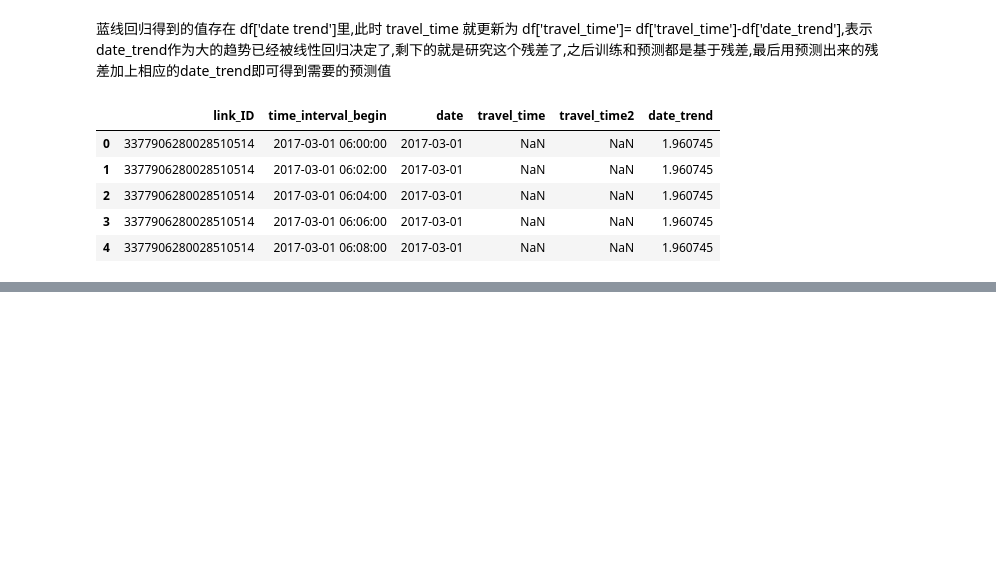
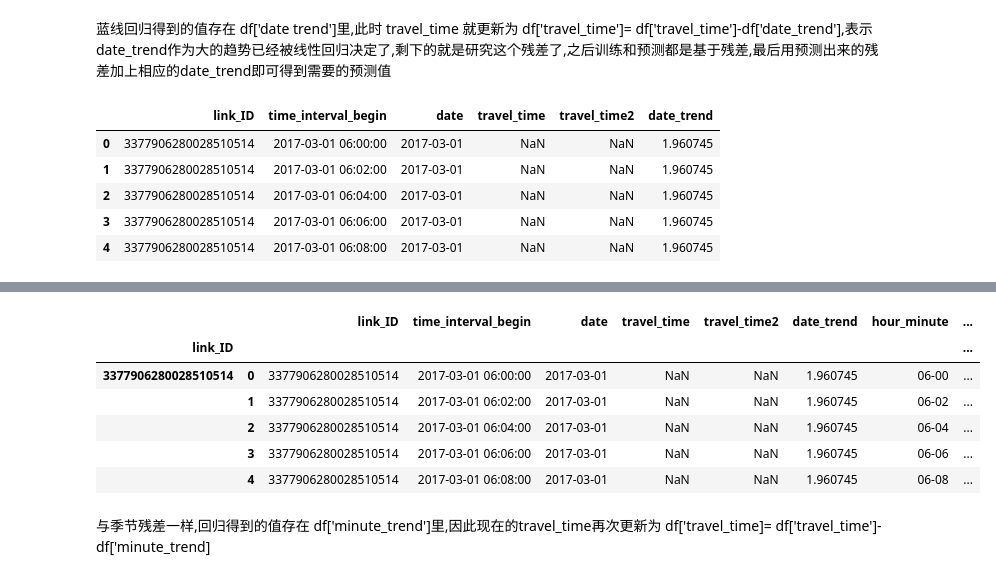
Before and after one commit to ben1234560/AiLearning-Theory-Applying, a Jupyter notebook: 机器学习竞赛实战_优胜解决方案/智慧城市-道路通行时间预测/道路通行时间预测.ipynb, the cells around one changed output, grey strips where cells are left out. Cells and saved outputs as stored; diff of their text form; code cells hidden in the pictures; blank space fills up the shorter version.

```diff
--- a/机器学习竞赛实战_优胜解决方案/智慧城市-道路通行时间预测/道路通行时间预测.ipynb
+++ b/机器学习竞赛实战_优胜解决方案/智慧城市-道路通行时间预测/道路通行时间预测.ipynb
@@ -265,0 +269,11 @@ df.head()
+# %%
+def minute_trend(group):
+    tmp = group.groupby('hour_minute').mean().reset_index()
+    #s的值越小，对数据的拟合越好，但是存在过拟合风险
+    spl = UnivariateSpline(tmp.index, tmp['travel_time'].values, s=0.5)
+    tmp['minute_trend'] = spl(tmp.index)
+    group = pd.merge(group, tmp[['minute_trend', 'hour_minute']], on='hour_minute', how='left')
+    return group
+# %%
+df['hour_minute'] = df.time_interval_begin.map(lambda x: x.strftime('%H-%M'))
+df.head()
@@ -265,0 +287,13 @@ df.head()
+# %%
+df=df.groupby('link_ID').apply(minute_trend)
+df.head()
+# %% [output]
+|  |  | link_ID | time_interval_begin | date | travel_time | travel_time2 | date_trend | hour_minute | ... |
+| link_ID |  |  |  |  |  |  |  |  | ... |
+| 3377906280028510514 | 0 | 3377906280028510514 | 2017-03-01 06:00:00 | 2017-03-01 | NaN | NaN | 1.960745 | 06-00 | ... |
+|  | 1 | 3377906280028510514 | 2017-03-01 06:02:00 | 2017-03-01 | NaN | NaN | 1.960745 | 06-02 | ... |
+|  | 2 | 3377906280028510514 | 2017-03-01 06:04:00 | 2017-03-01 | NaN | NaN | 1.960745 | 06-04 | ... |
+|  | 3 | 3377906280028510514 | 2017-03-01 06:06:00 | 2017-03-01 | NaN | NaN | 1.960745 | 06-06 | ... |
+|  | 4 | 3377906280028510514 | 2017-03-01 06:08:00 | 2017-03-01 | NaN | NaN | 1.960745 | 06-08 | ... |
+# %% [markdown]
+与季节残差一样,回归得到的值存在 df['minute_trend']里,因此现在的travel_time再次更新为 df['travel_time]= df['travel_time']-df['minute_trend]
```
Also changed, not shown: parts of 13 cells of this notebook.
